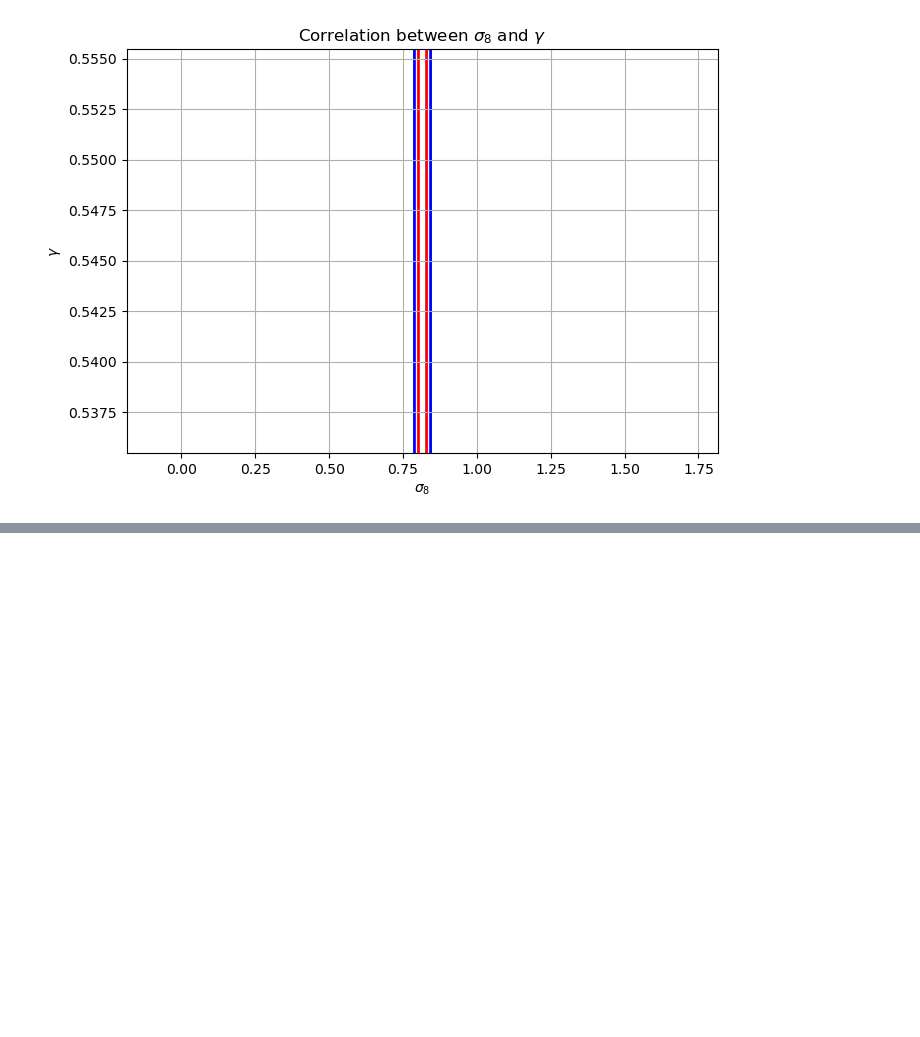
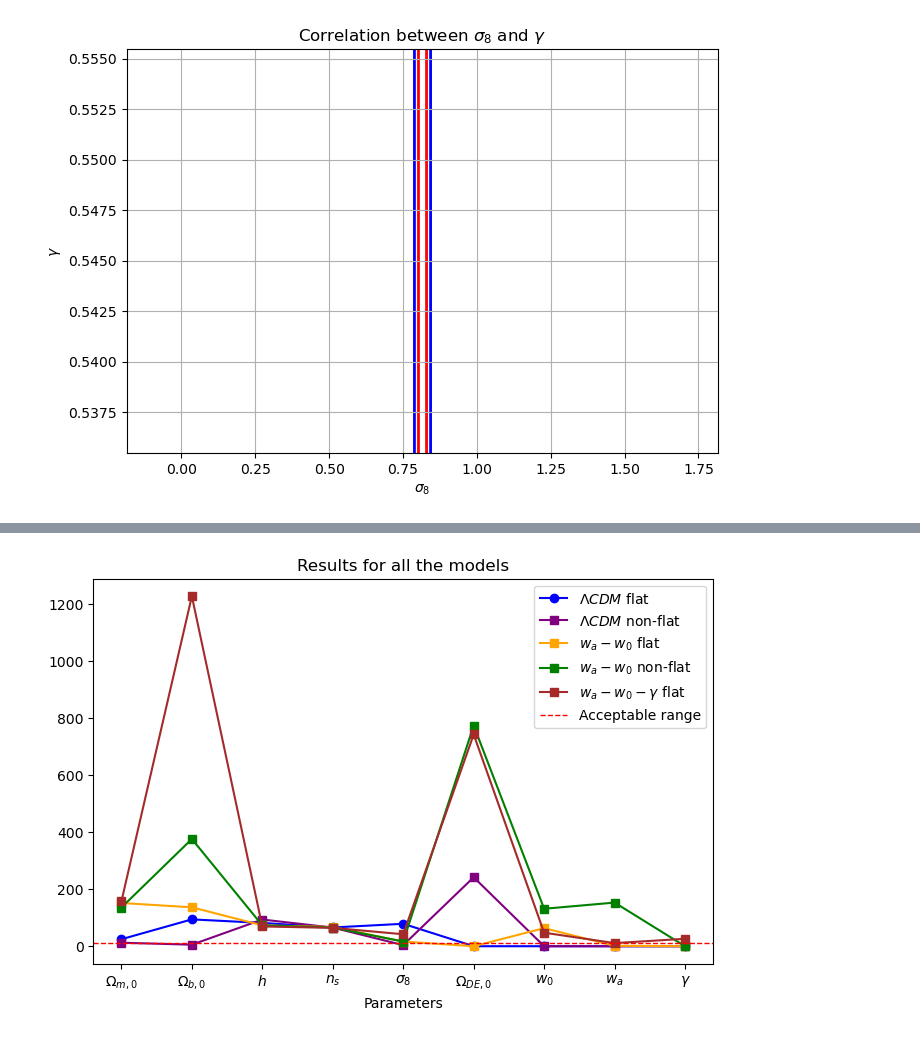
Before and after one commit to XimePS/Fisher_Matrix_WL, a Jupyter notebook: Confidence regions.ipynb, the cells around one changed output, grey strips where cells are left out. Saved outputs shown, nothing was run; the diff lists cells and outputs as text; code cells hidden in the pictures; blank space fills up the shorter version.

```diff
--- a/Confidence regions.ipynb
+++ b/Confidence regions.ipynb
@@ -909,0 +1025,33 @@ plt.show()
+# %%
+# Datos de ejemplo
+x = ['$\Omega_{m,0}$', '$\Omega_{b,0}$', '$h$', '$n_s$', '$\sigma_8$', '$\Omega_{DE, 0}$', '$w_0$', '$w_a$', '$\gamma$']  # Valores en el eje x (por ejemplo, tiempo)
+y1 = [24.566, 94.184, 81.754, 65.808, 78.724, 0, 0, 0, 0]  # Datos para la línea 1
+y2 = [12.27, 5.381, 93.684, 65.382, 3.838, 242.000, 0, 0, 0]   # Datos para la línea 2
+y3 = [151.72, 136.58, 73.193, 67.619, 16.412, 0, 63.434, 1.400, 0]   # Datos para la línea 2
+y4 = [135.76, 376.30, 73.185, 65.590, 16.349, 774.5, 131.45, 153.16, 0]   # Datos para la línea 2
+y5 = [157.303, 1228.4, 69.332, 64.456, 42.001, 743.33, 47.436, 10.999, 26.110]   # Datos para la línea 2
+
+fig, ax = plt.subplots(figsize=(8, 5))
+
+# Graficar las líneas
+ax.plot(x, y1, marker='o', linestyle='-', color='b', label='$\Lambda CDM$ flat')
+ax.plot(x, y2, marker='s', linestyle='-', color='purple', label='$\Lambda CDM$ non-flat')
+ax.plot(x, y3, marker='s', linestyle='-', color='orange', label='$w_a - w_0$ flat')
+ax.plot(x, y4, marker='s', linestyle='-', color='green', label='$w_a - w_0$ non-flat')
+ax.plot(x, y5, marker='s', linestyle='-', color='brown', label='$w_a - w_0 - \gamma$ flat')
+
+# Agregar una línea horizontal en y = 10
+ax.axhline(y=10, color='red', linestyle='--', linewidth=1, label='Acceptable range')
+
+# Etiquetas de los ejes y título
+ax.set_xlabel('Parameters')
+ax.set_title('Results for all the models')
+
+# Agregar una leyenda
+ax.legend()
+
+# Mostrar el gráfico
+#plt.grid(True)  # Activar cuadrícula
+plt.show()
+# %% [output]
+[figure, added]
```
Also changed, not shown: parts of 1 cell of this notebook, 3 other files.
